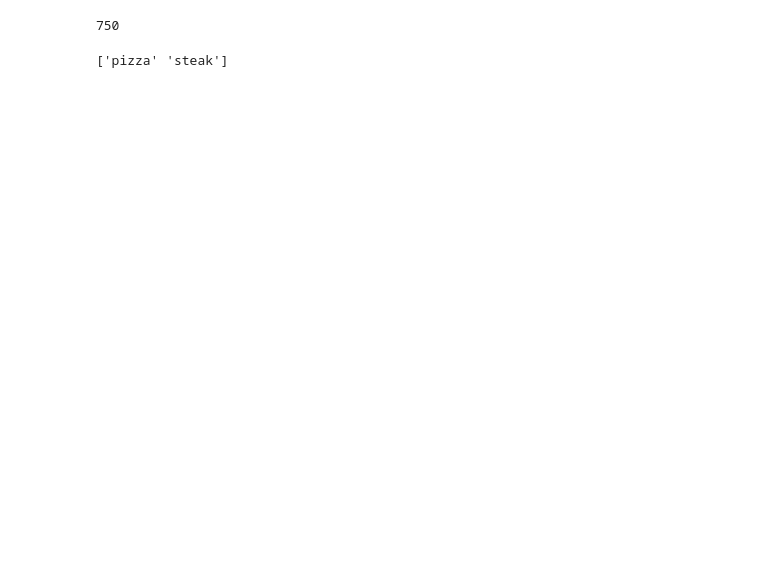
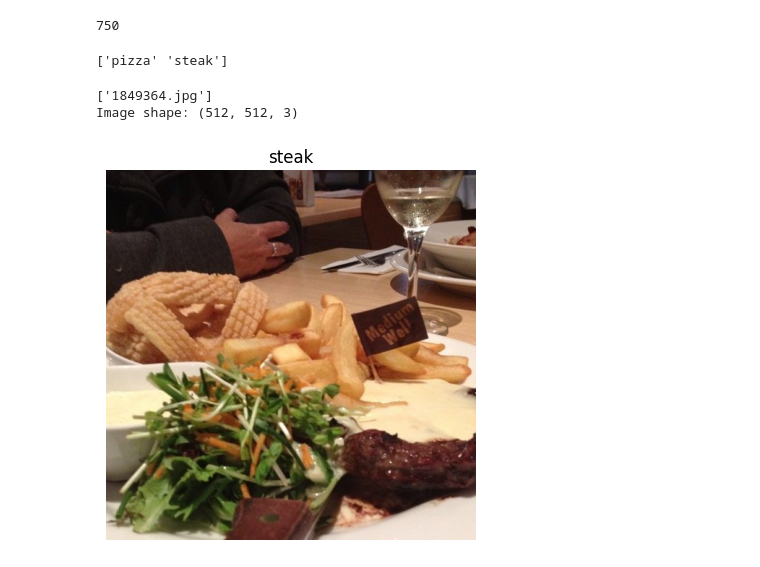
Before and after one commit to Vivek-Joshi17/CNN_neural_network, a Jupyter notebook: CNN_Basics.ipynb, the cells around one changed output. Drawn from its saved outputs; the diff is of its cells as text; code cells hidden in the pictures; blank space fills up the shorter version.

```diff
--- a/CNN_Basics.ipynb
+++ b/CNN_Basics.ipynb
@@ -76,3 +76,34 @@ class_names =np.array(sorted([item.name for item in data_dir.glob("*")]))
 print(class_names)
 # %% [output]
 ['pizza' 'steak']
+# %%
+import matplotlib.pyplot as plt
+import matplotlib.image as mpimg
+import random
+
+#A function which picks images of pizza/steak randomly
+def view_random_images(target_dir,target_class):
+  # set up target directory
+  target_folder =target_dir+"/" +target_class
+
+  # get random image path
+  random_image = random.sample(os.listdir(target_folder),1)
+  print(random_image)
+  # read and plot image
+  img = mpimg.imread(target_folder + "/" + random_image[0])
+  plt.imshow(img)
+  plt.title(target_class)
+  plt.axis("off")
+
+
+  print(f"Image shape: {img.shape}")
+
+  return img
+# %%
+# view random image from training dataset
+img = view_random_images(target_dir="pizza_steak/train",
+                        target_class="steak")
+# %% [output]
+['1849364.jpg']
+Image shape: (512, 512, 3)
+[figure, added]
```
Also changed, not shown: parts of 4 cells of this notebook.
